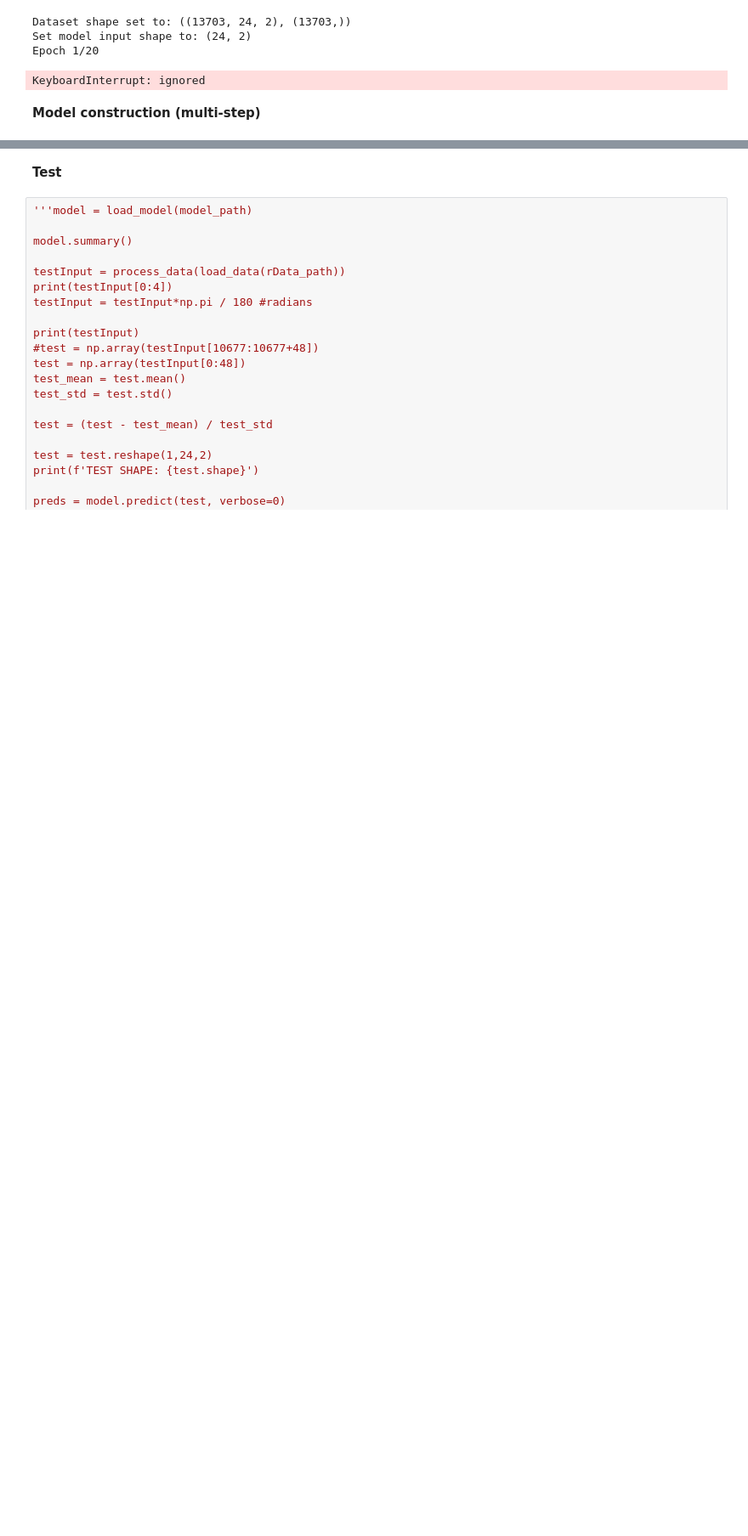
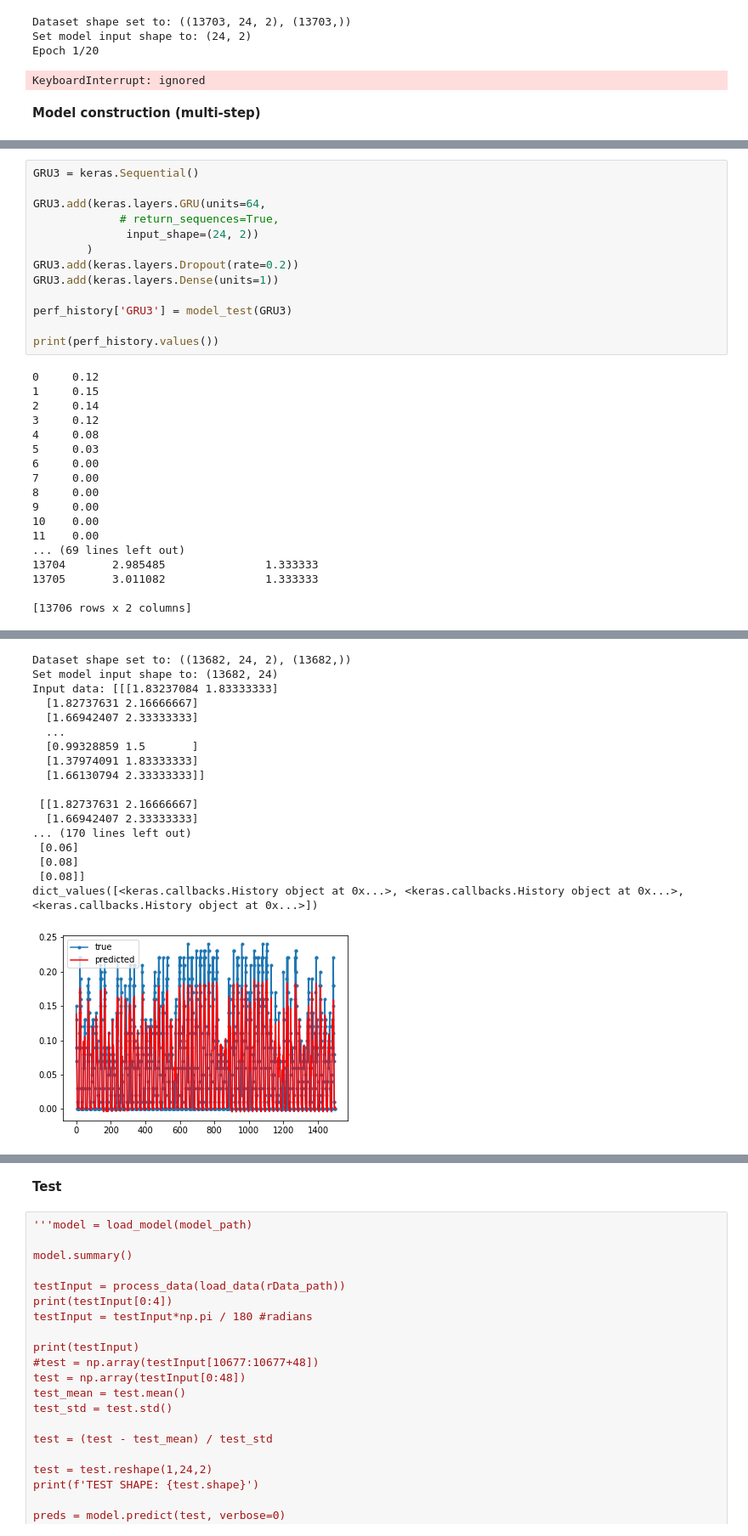
Before and after one commit to TheAnders121/FinalDiplom, a Jupyter notebook: ProjektKode.ipynb, the cells around one changed output, grey strips where cells are left out. Shown at 85% size. Drawn from its saved outputs; the diff is of its cells as text; blank space fills up the shorter version.

```diff
--- a/ProjektKode.ipynb
+++ b/ProjektKode.ipynb
@@ -572,0 +842,31 @@ Input: [[[ 2.842516    1.5       ]
+# %%
+GRU3 = keras.Sequential()
+
+GRU3.add(keras.layers.GRU(units=64,
+             # return_sequences=True,
+              input_shape=(24, 2))
+        )
+GRU3.add(keras.layers.Dropout(rate=0.2))
+GRU3.add(keras.layers.Dense(units=1))
+
+perf_history['GRU3'] = model_test(GRU3)
+
+print(perf_history.values())
+# %% [output]
+0     0.12
+1     0.15
+2     0.14
+3     0.12
+4     0.08
+5     0.03
+6     0.00
+7     0.00
+8     0.00
+9     0.00
+10    0.00
+11    0.00
+... (69 lines left out)
+13704       2.985485               1.333333
+13705       3.011082               1.333333
+
+[13706 rows x 2 columns]
@@ -572,0 +891,18 @@ Input: [[[ 2.842516    1.5       ]
+Dataset shape set to: ((13682, 24, 2), (13682,))
+Set model input shape to: (13682, 24)
+Input data: [[[1.83237084 1.83333333]
+  [1.82737631 2.16666667]
+  [1.66942407 2.33333333]
+  ...
+  [0.99328859 1.5       ]
+  [1.37974091 1.83333333]
+  [1.66130794 2.33333333]]
+
+ [[1.82737631 2.16666667]
+  [1.66942407 2.33333333]
+... (170 lines left out)
+ [0.06]
+ [0.08]
+ [0.08]]
+dict_values([<keras.callbacks.History object at 0x...>, <keras.callbacks.History object at 0x...>, <keras.callbacks.History object at 0x...>])
+[figure, added]
```
Also changed, not shown: parts of 14 cells of this notebook.
